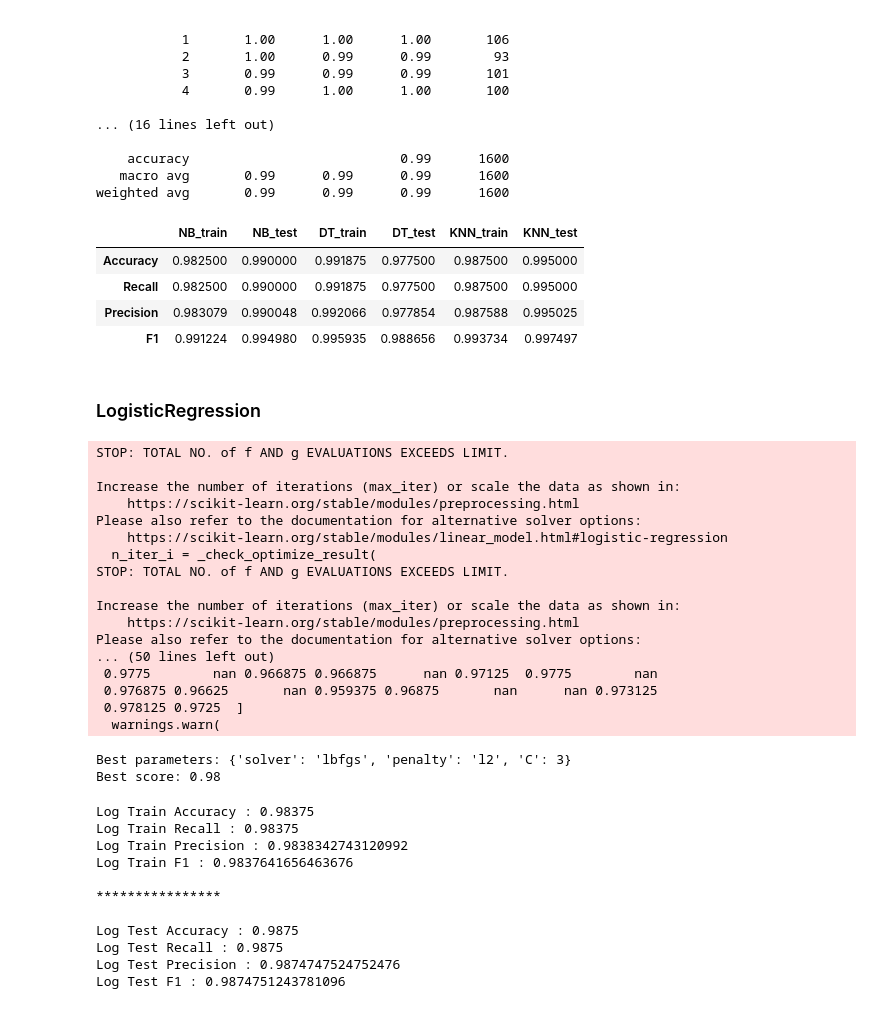
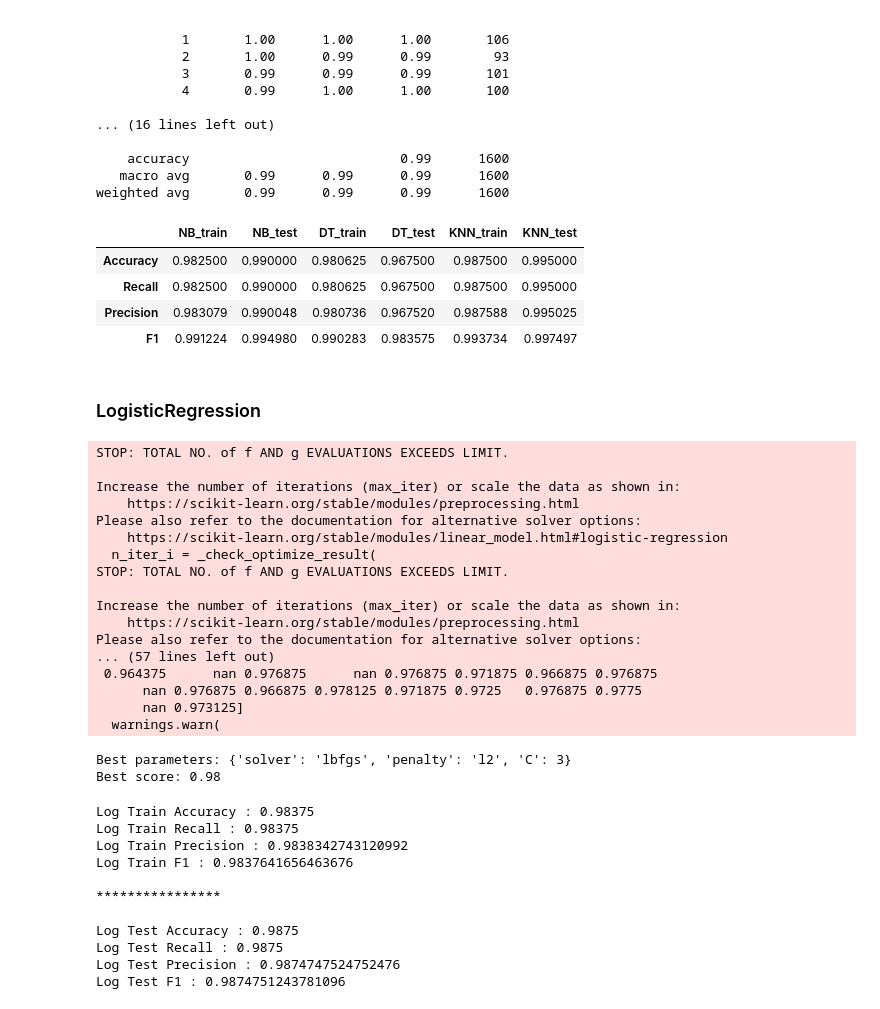
Before and after one commit to EmincanY/Machine-Learning, a Jupyter notebook: Dojo-Projects/4-wifiRoomPredictions.ipynb, the cells around one changed output. Saved outputs shown, nothing was run; the diff lists cells and outputs as text; code cells hidden in the pictures.

```diff
--- a/Dojo-Projects/4-wifiRoomPredictions.ipynb
+++ b/Dojo-Projects/4-wifiRoomPredictions.ipynb
@@ -57,7 +57,7 @@ sns.heatmap(df.corr(numeric_only=True) , annot= True);
 # %% [markdown]
 # Utils
 # %%
-from sklearn.metrics import accuracy_score, f1_score, precision_score, recall_score , confusion_matrix, classification_report, mean_absolute_error, mean_squared_error, r2_score
+from sklearn.metrics import accuracy_score, f1_score, precision_score, recall_score , confusion_matrix, classification_report, mean_absolute_error, mean_squared_error, r2_score , roc_auc_score
 from sklearn.model_selection import train_test_split
 from sklearn.model_selection import GridSearchCV , RandomizedSearchCV
 
@@ -131,6 +131,15 @@ class fonks:
         print(f'{name} Test Recall : {recall_score(y_test, y_pred, average="weighted")}')
         print(f'{name} Test Precision : {precision_score(y_test , y_pred, average="weighted")}')
         print(f'{name} Test F1 : {f1_score(y_test , y_pred, average="weighted")}')
+
+    def get_f1_score(y_true, y_pred , name='Model'):
+        return f1_score(y_true , y_pred , average="weighted")
+
+    def get_recall(y_true, y_pred , name='Model'):
+        return recall_score(y_true, y_pred, average="weighted")
+
+    def get_roc_auc(y_true, y_pred , name='Model'):
+        return roc_auc_score(y_true, y_pred, average="weighted")
 
 
 
@@ -305,6 +325,6 @@ Best parameters: {'max_depth': 8, 'max_features': 6, 'min_samples_split': 7}
 Best score: 0.97
 # %%
-dt = DecisionTreeClassifier(max_depth= 8 , max_features= 6 , min_samples_split= 4)
+dt = DecisionTreeClassifier(max_depth= 6 , max_features= 5 , min_samples_split= 4)
 dt.fit(X_train, y_train)
 
 dt_train_pred = dt.predict(X_train)
@@ -399,15 +428,19 @@ Test_Set KNN
    macro avg       0.99      0.99      0.99      1600
 weighted avg       0.99      0.99      0.99      1600
 # %%
+knn_f1 = fonks.get_f1_score(y_test , knn_pred , "KNN")
+knn_recall = fonks.get_recall(y_test , knn_pred , "KNN")
+# knn_rocauc = fonks.get_roc_auc(y_test , knn_pred , "KNN")
+
 knn_df = fonks.train_test_df(y_train, knn_train_pred , y_test , knn_pred , 'KNN')
 all_df = pd.concat([all_df , knn_df] , axis = 1)
 all_df
 # %% [output]
 |  | NB_train | NB_test | DT_train | DT_test | KNN_train | KNN_test |
-| Accuracy | 0.982500 | 0.990000 | 0.991875 | 0.977500 | 0.987500 | 0.995000 |
-| Recall | 0.982500 | 0.990000 | 0.991875 | 0.977500 | 0.987500 | 0.995000 |
-| Precision | 0.983079 | 0.990048 | 0.992066 | 0.977854 | 0.987588 | 0.995025 |
-| F1 | 0.991224 | 0.994980 | 0.995935 | 0.988656 | 0.993734 | 0.997497 |
+| Accuracy | 0.982500 | 0.990000 | 0.980625 | 0.967500 | 0.987500 | 0.995000 |
+| Recall | 0.982500 | 0.990000 | 0.980625 | 0.967500 | 0.987500 | 0.995000 |
+| Precision | 0.983079 | 0.990048 | 0.980736 | 0.967520 | 0.987588 | 0.995025 |
+| F1 | 0.991224 | 0.994980 | 0.990283 | 0.983575 | 0.993734 | 0.997497 |
 # %% [markdown]
 ### LogisticRegression
 # %%
@@ -437,10 +470,10 @@ STOP: TOTAL NO. of f AND g EVALUATIONS EXCEEDS LIMIT.
 Increase the number of iterations (max_iter) or scale the data as shown in:
     https://scikit-learn.org/stable/modules/preprocessing.html
 Please also refer to the documentation for alternative solver options:
-... (50 lines left out)
- 0.9775        nan 0.966875 0.966875      nan 0.97125  0.9775        nan
- 0.976875 0.96625       nan 0.959375 0.96875       nan      nan 0.973125
- 0.978125 0.9725  ]
+... (57 lines left out)
+ 0.964375      nan 0.976875      nan 0.976875 0.971875 0.966875 0.976875
+      nan 0.976875 0.966875 0.978125 0.971875 0.9725   0.976875 0.9775
+      nan 0.973125]
   warnings.warn(
 Best parameters: {'solver': 'lbfgs', 'penalty': 'l2', 'C': 3}
 Best score: 0.98
```
Also changed, not shown: parts of 38 cells of this notebook.
